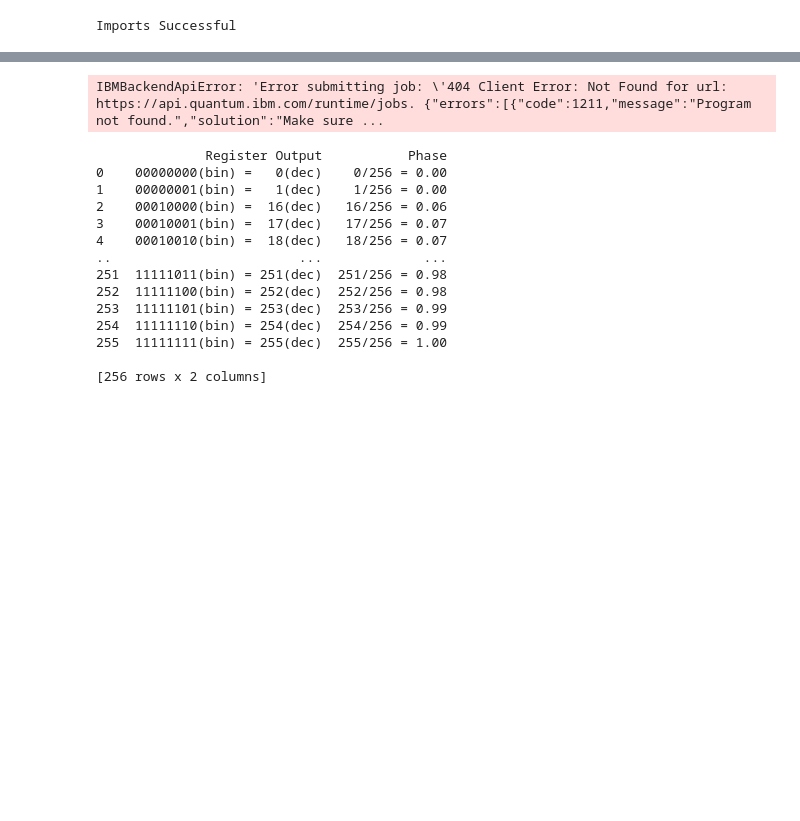
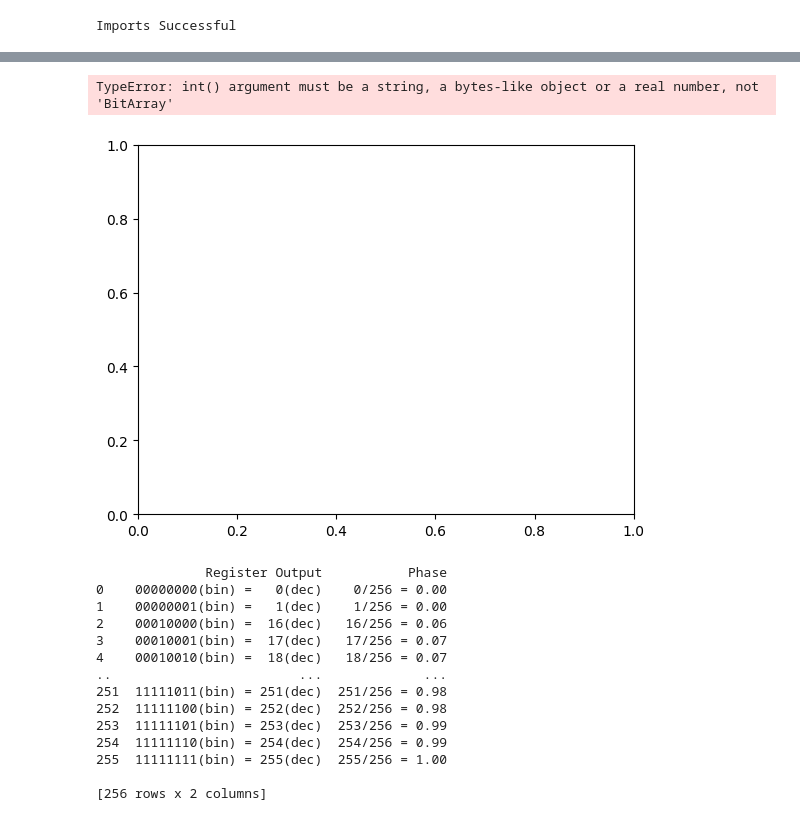
Before and after one commit to jacksonwalters/quantum-computing, a Jupyter notebook: shor_algorithm.ipynb, the cells around one changed output, grey strips where cells are left out. Drawn from its saved outputs; the diff is of its cells as text; code cells hidden in the pictures; blank space fills up the shorter version.

Commit message:
get counts from measurement

```diff
--- a/shor_algorithm.ipynb
+++ b/shor_algorithm.ipynb
@@ -157,10 +157,11 @@ job = sampler.run([t_qc])
 result = job.result()
 # %%
 # Get the counts
-counts = backend.run(t_qc).result().get_counts()
-plot_histogram(counts)
+counts = result[0].data.c.get_counts()
+plot_histogram(result[0].data)
 # %% [output]
-IBMBackendApiError: 'Error submitting job: \'404 Client Error: Not Found for url: https://api.quantum.ibm.com/runtime/jobs. {"errors":[{"code":1211,"message":"Program not found.","solution":"Make sure ...
+TypeError: int() argument must be a string, a bytes-like object or a real number, not 'BitArray'
+[figure, added]
 # %%
 rows, measured_phases = [], []
 for output in counts:
```
